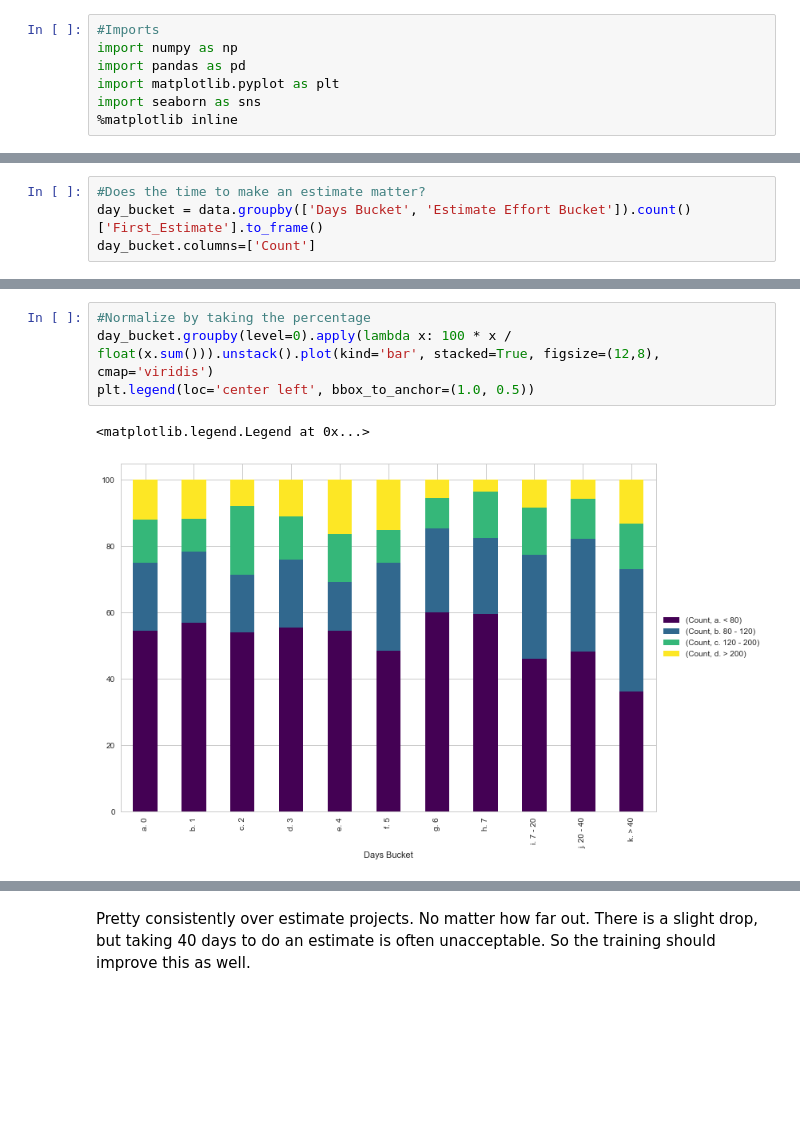
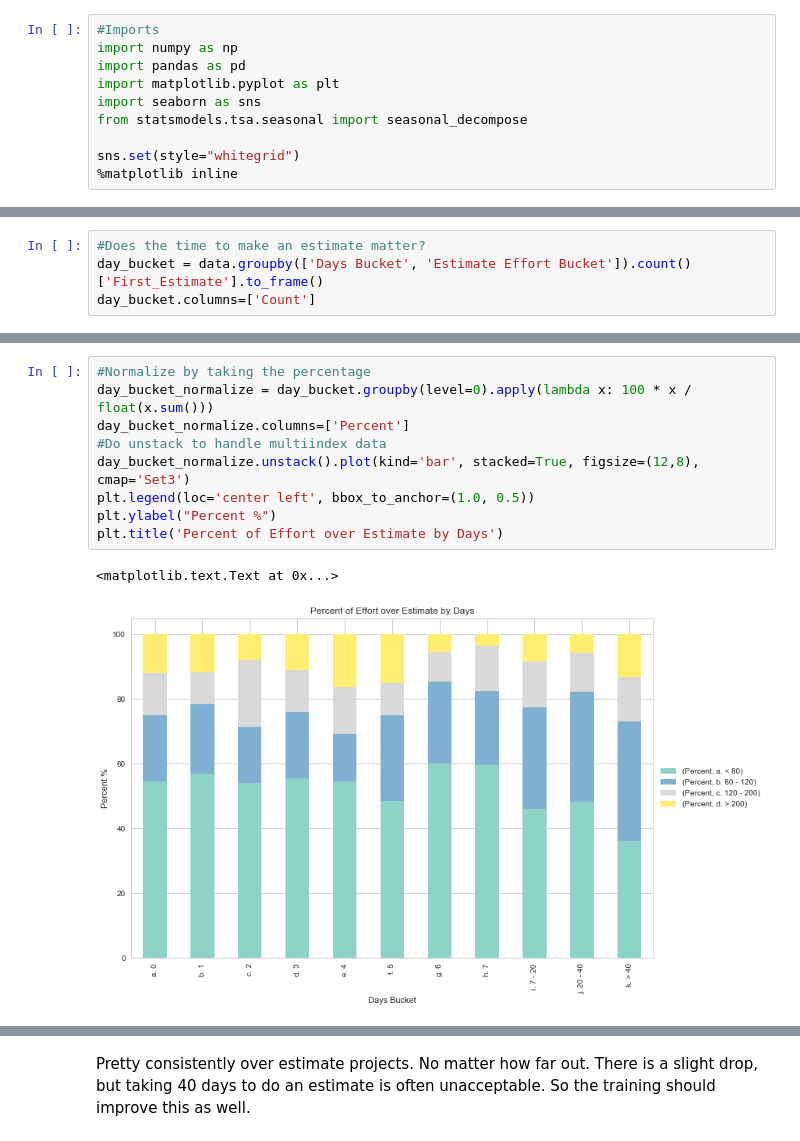
Before and after one commit to madderle/Data-Science-Bootcamp, a Jupyter notebook: Unit 1/Capstone/Project Estimate Improvements.ipynb, the cells around one changed output, grey strips where cells are left out. Cells and saved outputs as stored; diff of their text form; blank space fills up the shorter version.

Commit message:
Cleaned up and check description for more details
- cleaned up notebook
- added more analysis (seasonal decompose)
- updated graph colors
- added more text

```diff
--- a/Unit 1/Capstone/Project Estimate Improvements.ipynb
+++ b/Unit 1/Capstone/Project Estimate Improvements.ipynb
@@ -31,6 +31,9 @@ import numpy as np
 import pandas as pd
 import matplotlib.pyplot as plt
 import seaborn as sns
+from statsmodels.tsa.seasonal import seasonal_decompose
+
+sns.set(style="whitegrid")
 %matplotlib inline
 # %%
 #Bring in data
@@ -168,7 +233,12 @@ plt.legend(loc='center left', bbox_to_anchor=(1.0, 0.5))
 # %%
 #Normalize by taking the percentage
-day_bucket.groupby(level=0).apply(lambda x: 100 * x / float(x.sum())).unstack().plot(kind='bar', stacked=True, figsize=(12,8), cmap='viridis')
+day_bucket_normalize = day_bucket.groupby(level=0).apply(lambda x: 100 * x / float(x.sum()))
+day_bucket_normalize.columns=['Percent']
+#Do unstack to handle multiindex data
+day_bucket_normalize.unstack().plot(kind='bar', stacked=True, figsize=(12,8), cmap='Set3')
 plt.legend(loc='center left', bbox_to_anchor=(1.0, 0.5))
+plt.ylabel("Percent %")
+plt.title('Percent of Effort over Estimate by Days')
 # %% [output]
-<matplotlib.legend.Legend at 0x...>
+<matplotlib.text.Text at 0x...>
-[figure, old version]
+[figure, new version]
```
Also changed, not shown: parts of 30 cells of this notebook.
